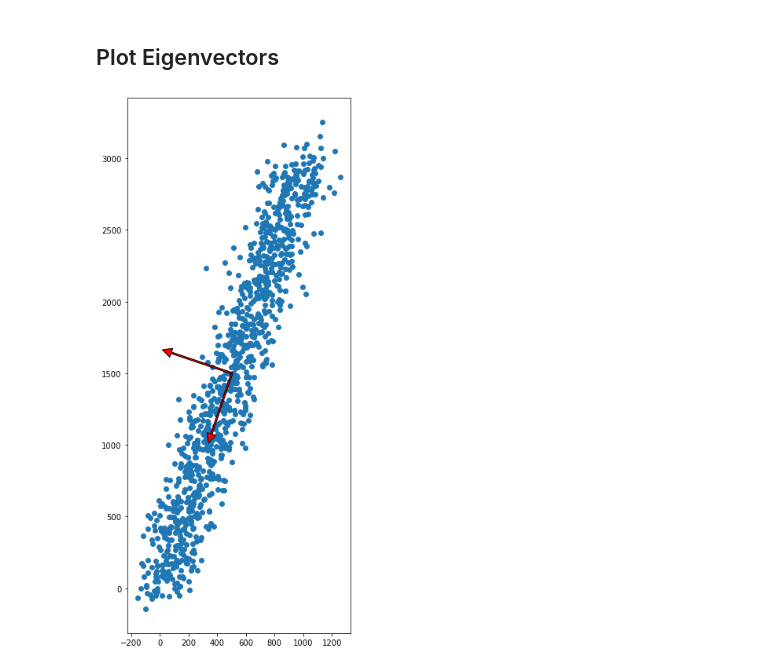
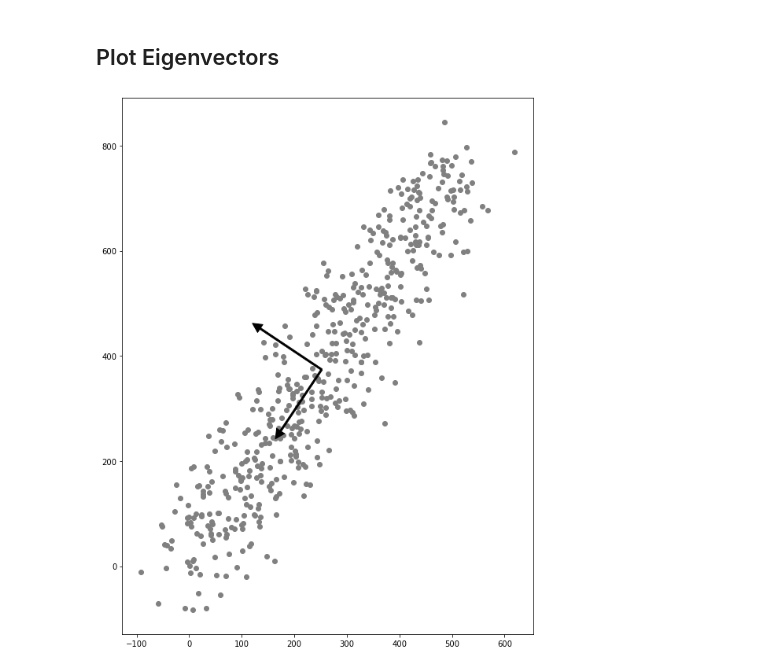
Before and after one commit to broepke/PCA, a Jupyter notebook: PCA.ipynb, the cells around one changed output. Cells and saved outputs as stored; diff of their text form; code cells hidden in the pictures.

```diff
--- a/PCA.ipynb
+++ b/PCA.ipynb
@@ -396,32 +391,32 @@ weighted avg      0.982     0.981     0.982        54
 # %% [markdown]
 ## Plot Eigenvectors
 # %%
-N = 1000
-xTrue = np.linspace(0, 1000, N)
-yTrue = 3 * xTrue
-xData = xTrue + np.random.normal(0, 100, N)
-yData = yTrue + np.random.normal(0, 100, N)
+N = 500
+xTrue = np.linspace(0, 500, N)
+yTrue = 1.5 * xTrue
+xData = xTrue + np.random.normal(0, 50, N)
+yData = yTrue + np.random.normal(0, 50, N)
 xData = np.reshape(xData, (N, 1))
 yData = np.reshape(yData, (N, 1))
 data = np.hstack((xData, yData))
 
 mu = data.mean(axis=0)
 data = data - mu
 eigenvectors, eigenvalues, V = np.linalg.svd(data.T, full_matrices=False)
 projected_data = np.dot(data, eigenvectors)
 sigma = projected_data.std(axis=0).mean()
 
 fig, ax = plt.subplots(figsize=(10,10))
-ax.scatter(xData, yData)
+ax.scatter(xData, yData, color='grey')
 for axis in eigenvectors:
     start, end = mu, mu + sigma * axis
     ax.annotate(
         '', xy=end, xycoords='data',
         xytext=start, textcoords='data',
-        arrowprops=dict(facecolor='red', width=2.0))
+        arrowprops=dict(facecolor='black', width=2.0))
 ax.set_aspect('equal')
 plt.tight_layout()
-plt.savefig('pcavisualize_5.png', dpi=300)
+plt.savefig('pcavisualize_0.png', dpi=300)
 plt.show()
 # %% [output]
-[figure, old version]
+[figure, new version]
```
Also changed, not shown: parts of 10 cells of this notebook, 6 other files.
